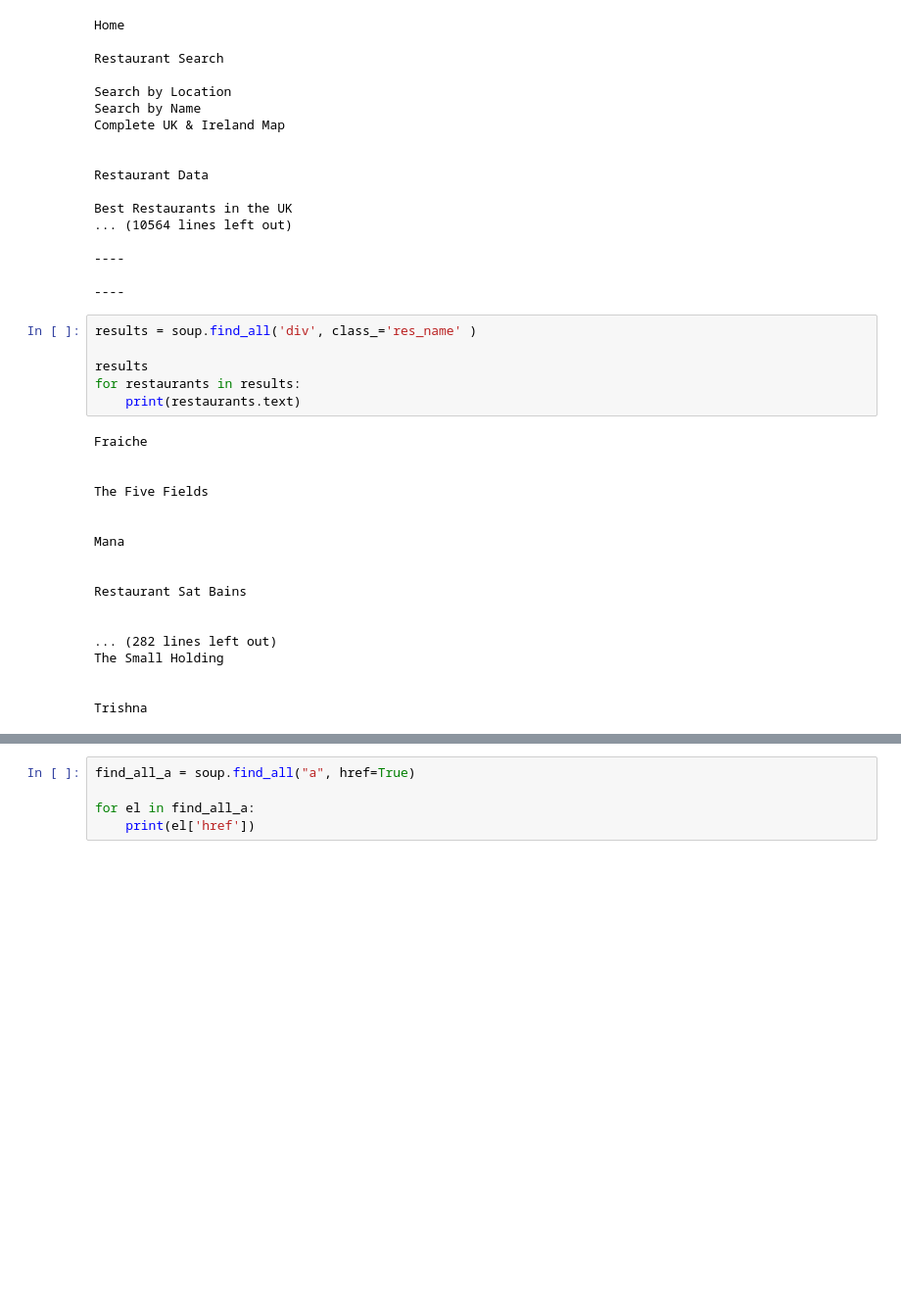
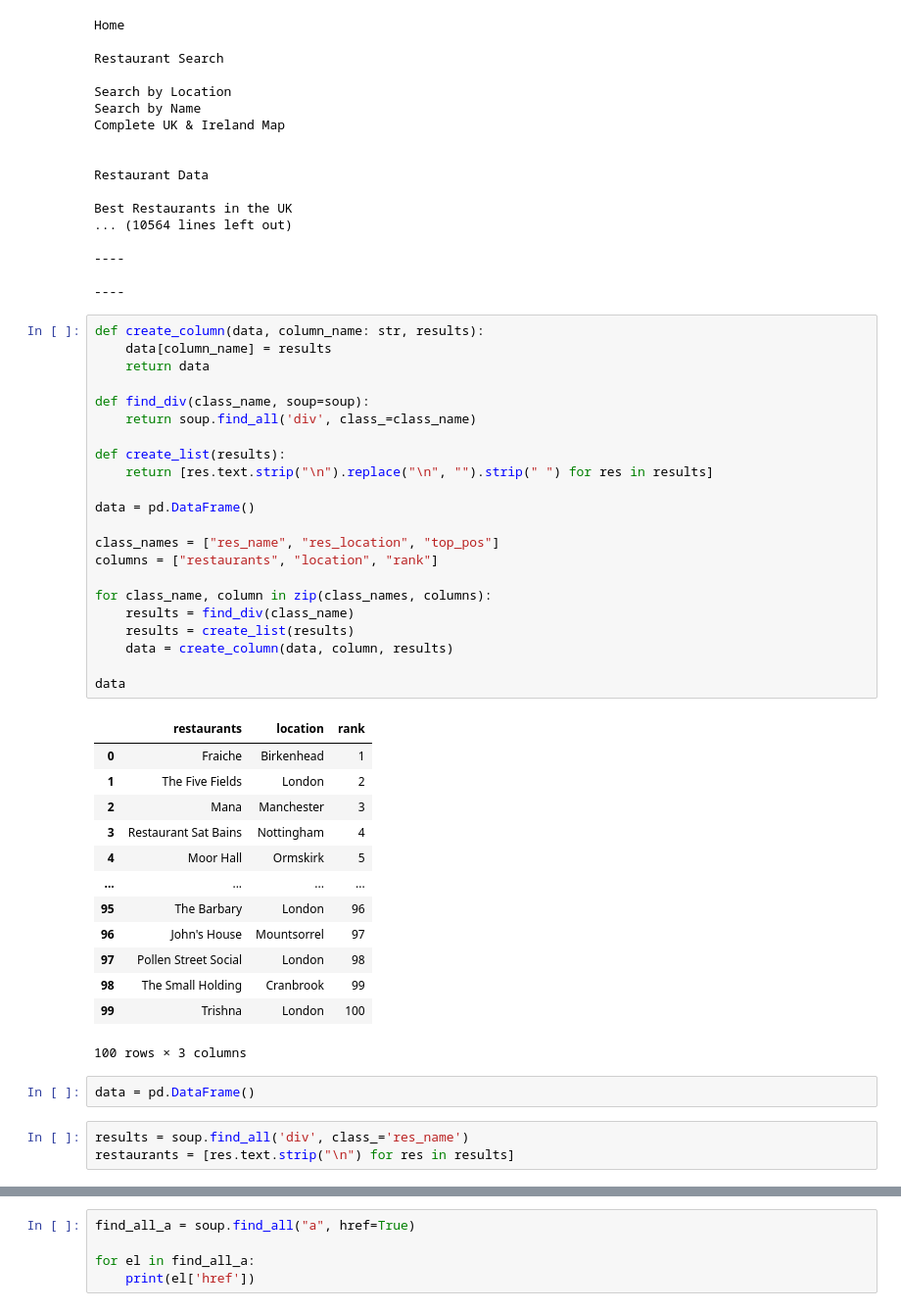
Before and after one commit to Miniy751/Visualising-Data, a Jupyter notebook: LeadingRestaurants.ipynb, the cells around one changed output, grey strips where cells are left out. Shown at 98% size. Saved outputs shown, nothing was run; the diff lists cells and outputs as text; blank space fills up the shorter version.

```diff
--- a/LeadingRestaurants.ipynb
+++ b/LeadingRestaurants.ipynb
@@ -151,27 +152,44 @@ Best Restaurants in the UK
 ----
 
 ----
-# %%
-results = soup.find_all('div', class_='res_name' )
-
-results
-for restaurants in results:
-    print(restaurants.text)
-# %% [output]
-Fraiche
-
-
-The Five Fields
-
-
-Mana
-
-
-Restaurant Sat Bains
-
-
-... (282 lines left out)
-The Small Holding
-
-
-Trishna
+# %%
+def create_column(data, column_name: str, results):
+    data[column_name] = results
+    return data
+
+def find_div(class_name, soup=soup):
+    return soup.find_all('div', class_=class_name)
+
+def create_list(results):
+    return [res.text.strip("\n").replace("\n", "").strip(" ") for res in results]
+
+data = pd.DataFrame()
+
+class_names = ["res_name", "res_location", "top_pos"]
+columns = ["restaurants", "location", "rank"]
+
+for class_name, column in zip(class_names, columns):
+    results = find_div(class_name)
+    results = create_list(results)
+    data = create_column(data, column, results)
+
+data
+# %% [output]
+|  | restaurants | location | rank |
+| 0 | Fraiche | Birkenhead | 1 |
+| 1 | The Five Fields | London | 2 |
+| 2 | Mana | Manchester | 3 |
+| 3 | Restaurant Sat Bains | Nottingham | 4 |
+| 4 | Moor Hall | Ormskirk | 5 |
+| ... | ... | ... | ... |
+| 95 | The Barbary | London | 96 |
+| 96 | John's House | Mountsorrel | 97 |
+| 97 | Pollen Street Social | London | 98 |
+| 98 | The Small Holding | Cranbrook | 99 |
+| 99 | Trishna | London | 100 |
+100 rows × 3 columns
+# %%
+data = pd.DataFrame()
+# %%
+results = soup.find_all('div', class_='res_name')
+restaurants = [res.text.strip("\n") for res in results]
```
Also changed, not shown: parts of 12 cells of this notebook.
